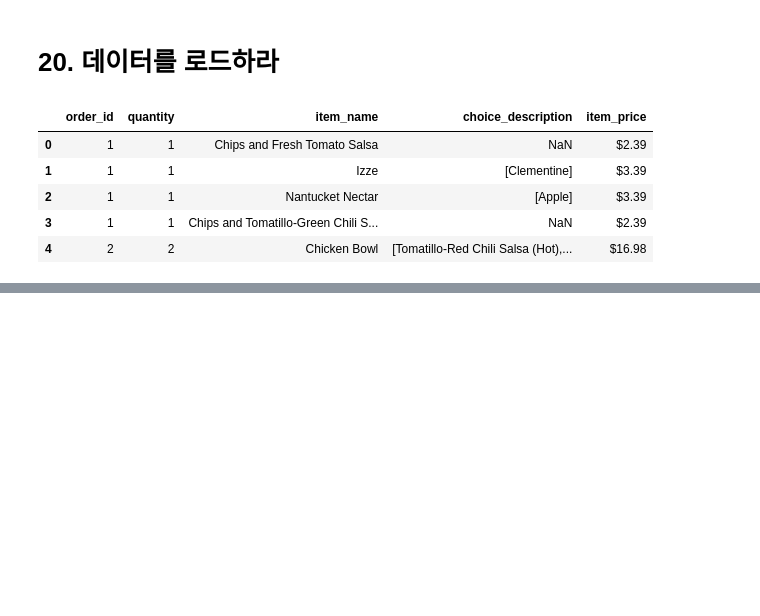
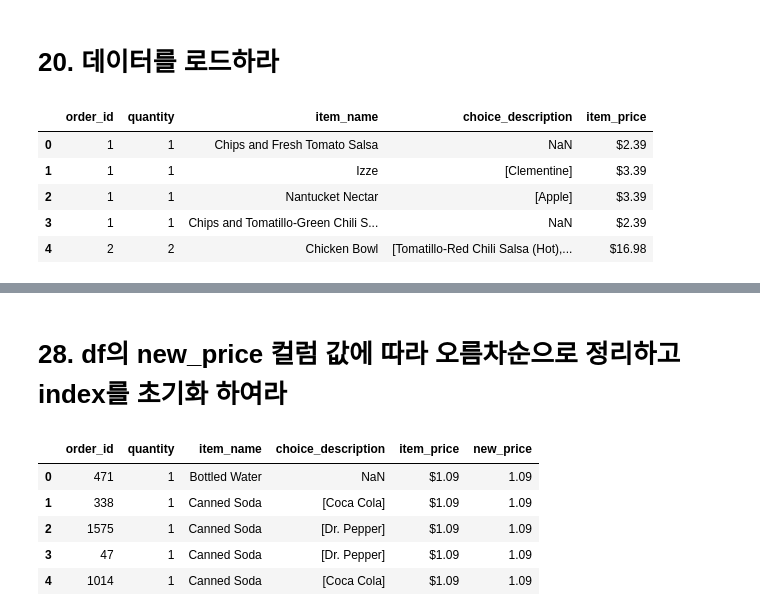
Before and after one commit to IlTACK-OH/pandas_practice, a Jupyter notebook: Pandas_exercise100.ipynb, the cells around one changed output, grey strips where cells are left out. Cells and saved outputs as stored; diff of their text form; code cells hidden in the pictures; blank space fills up the shorter version.

```diff
--- a/Pandas_exercise100.ipynb
+++ b/Pandas_exercise100.ipynb
@@ -228,0 +301,11 @@ df.head()
+# %% [markdown]
+# 28. df의 new_price 컬럼 값에 따라 오름차순으로 정리하고  index를 초기화 하여라
+# %%
+df.sort_values(by = 'new_price', ascending = True).reset_index(drop=True).head()
+# %% [output]
+|  | order_id | quantity | item_name | choice_description | item_price | new_price |
+| 0 | 471 | 1 | Bottled Water | NaN | $1.09 | 1.09 |
+| 1 | 338 | 1 | Canned Soda | [Coca Cola] | $1.09 | 1.09 |
+| 2 | 1575 | 1 | Canned Soda | [Dr. Pepper] | $1.09 | 1.09 |
+| 3 | 47 | 1 | Canned Soda | [Dr. Pepper] | $1.09 | 1.09 |
+| 4 | 1014 | 1 | Canned Soda | [Coca Cola] | $1.09 | 1.09 |
```
Also changed, not shown: parts of 21 cells of this notebook.
